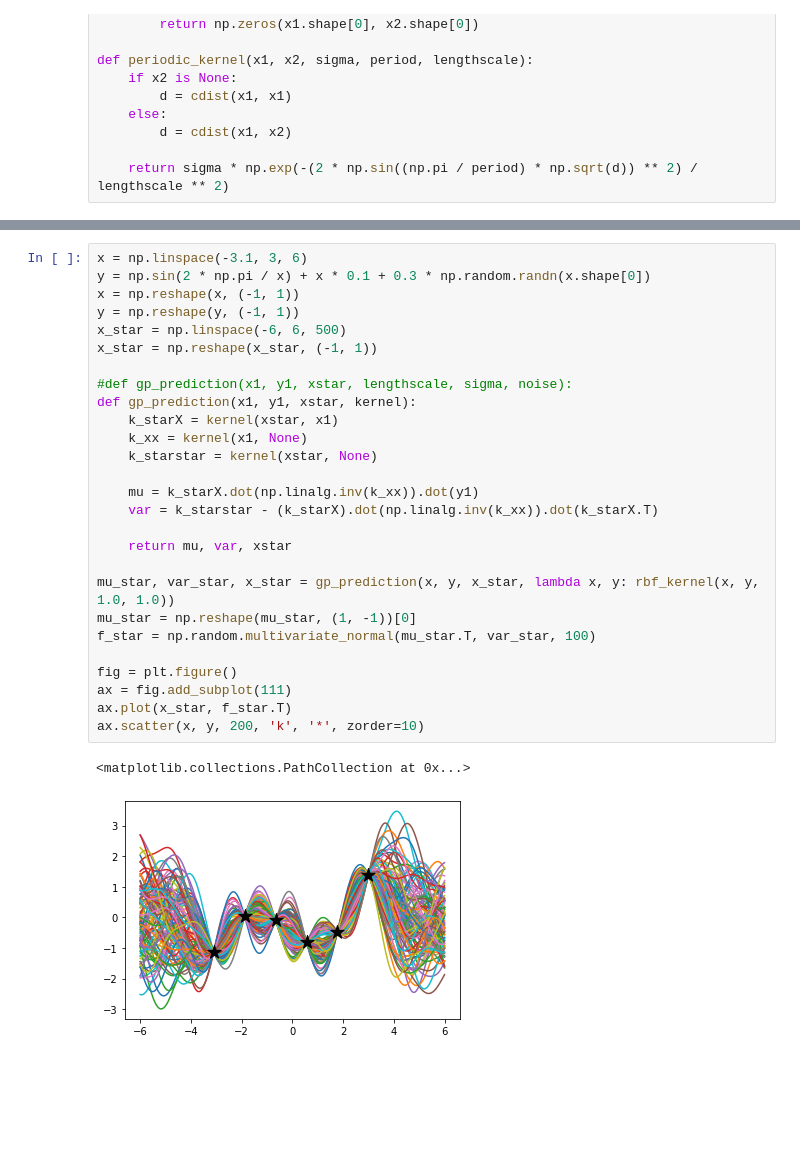
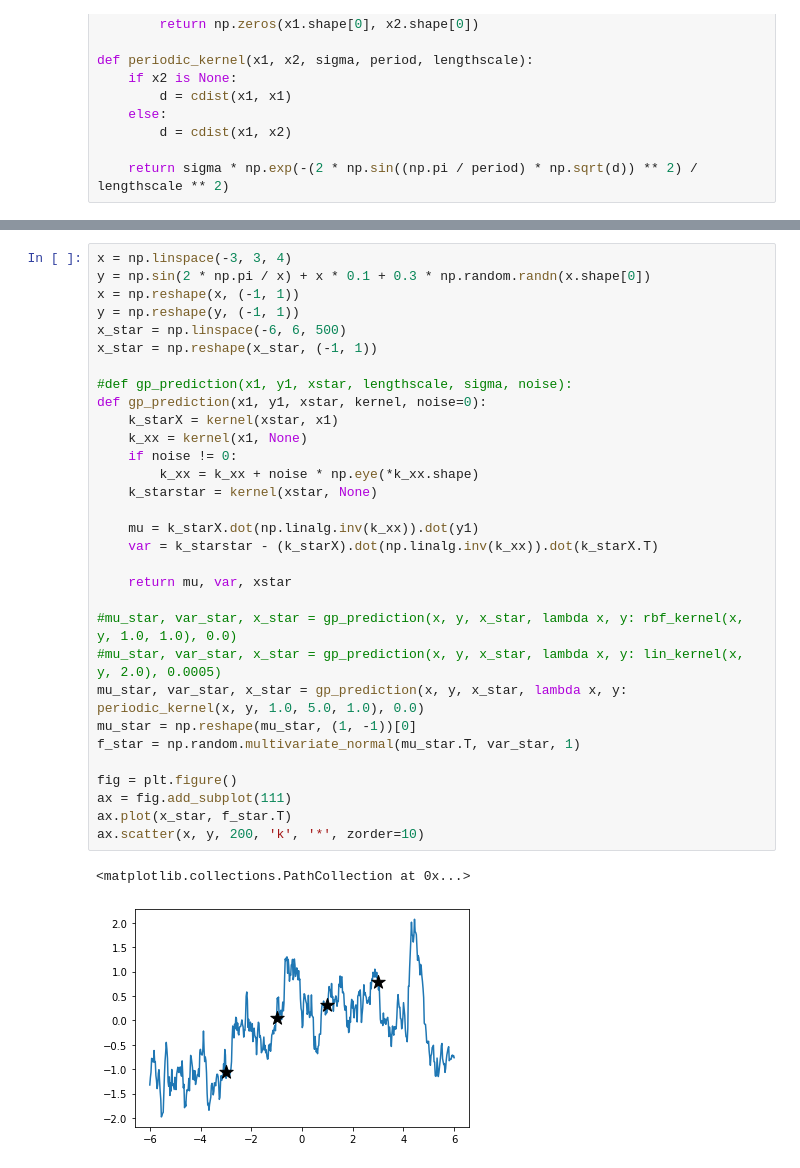
Before and after one commit to Nenivar/ml-notes, a Jupyter notebook: Lab4/lab4.ipynb, the cells around one changed output, grey strips where cells are left out. Cells and saved outputs as stored; diff of their text form; blank space fills up the shorter version.

```diff
--- a/Lab4/lab4.ipynb
+++ b/Lab4/lab4.ipynb
@@ -78,31 +78,35 @@ print("dog")
 dog
 # %%
-x = np.linspace(-3.1, 3, 6)
+x = np.linspace(-3, 3, 4)
 y = np.sin(2 * np.pi / x) + x * 0.1 + 0.3 * np.random.randn(x.shape[0])
 x = np.reshape(x, (-1, 1))
 y = np.reshape(y, (-1, 1))
 x_star = np.linspace(-6, 6, 500)
 x_star = np.reshape(x_star, (-1, 1))
 
 #def gp_prediction(x1, y1, xstar, lengthscale, sigma, noise):
-def gp_prediction(x1, y1, xstar, kernel):
+def gp_prediction(x1, y1, xstar, kernel, noise=0):
     k_starX = kernel(xstar, x1)
     k_xx = kernel(x1, None)
+    if noise != 0:
+        k_xx = k_xx + noise * np.eye(*k_xx.shape)
     k_starstar = kernel(xstar, None)
 
     mu = k_starX.dot(np.linalg.inv(k_xx)).dot(y1)
     var = k_starstar - (k_starX).dot(np.linalg.inv(k_xx)).dot(k_starX.T)
 
     return mu, var, xstar
 
-mu_star, var_star, x_star = gp_prediction(x, y, x_star, lambda x, y: rbf_kernel(x, y, 1.0, 1.0))
+#mu_star, var_star, x_star = gp_prediction(x, y, x_star, lambda x, y: rbf_kernel(x, y, 1.0, 1.0), 0.0)
+#mu_star, var_star, x_star = gp_prediction(x, y, x_star, lambda x, y: lin_kernel(x, y, 2.0), 0.0005)
+mu_star, var_star, x_star = gp_prediction(x, y, x_star, lambda x, y: periodic_kernel(x, y, 1.0, 5.0, 1.0), 0.0)
 mu_star = np.reshape(mu_star, (1, -1))[0]
-f_star = np.random.multivariate_normal(mu_star.T, var_star, 100)
+f_star = np.random.multivariate_normal(mu_star.T, var_star, 1)
 
 fig = plt.figure()
 ax = fig.add_subplot(111)
 ax.plot(x_star, f_star.T)
 ax.scatter(x, y, 200, 'k', '*', zorder=10)
 # %% [output]
 <matplotlib.collections.PathCollection at 0x...>
-[figure, old version]
+[figure, new version]
```
Also changed, not shown: parts of 1 cell of this notebook.
